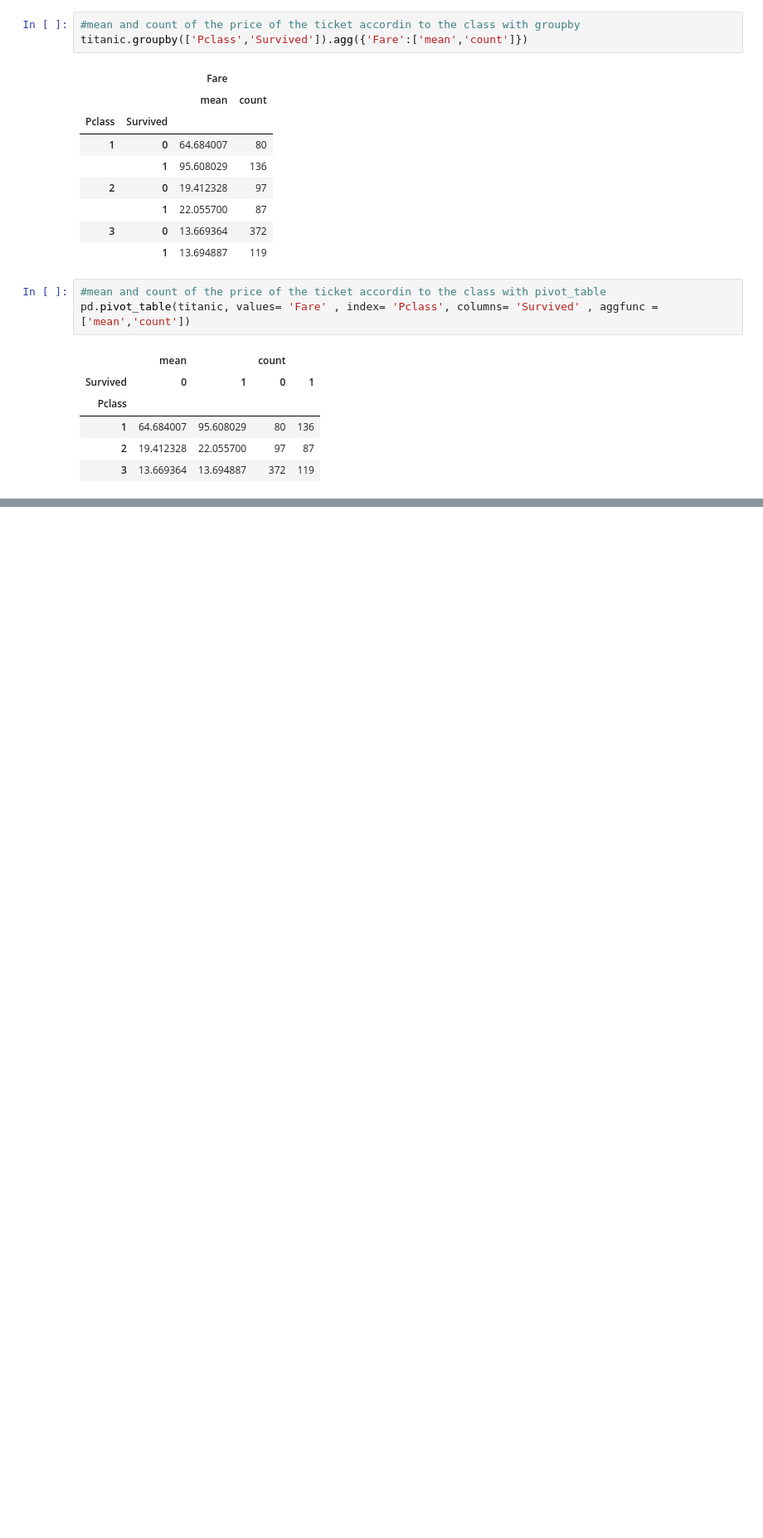
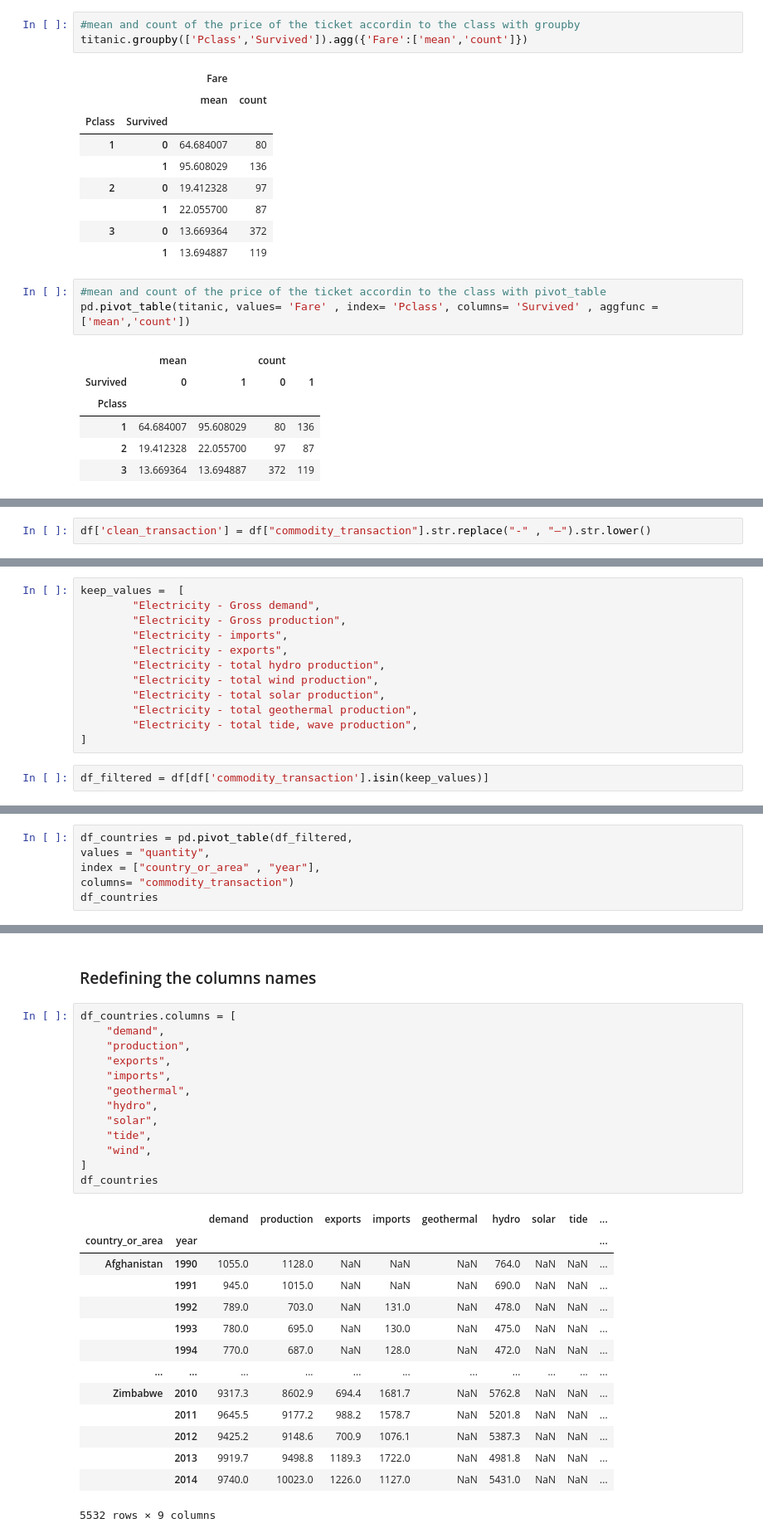
Before and after one commit to juanpaat/Python-for-Data-Analysts-and-Data-Scientists, a Jupyter notebook: DataFrame Manipulation.ipynb, the cells around one changed output, grey strips where cells are left out. Shown: that part at 83% size. Saved outputs shown, nothing was run; the diff lists cells and outputs as text; blank space fills up the shorter version.

```diff
--- a/DataFrame Manipulation.ipynb
+++ b/DataFrame Manipulation.ipynb
@@ -481,0 +687,2 @@ pd.pivot_table(titanic, values= 'Fare' , index= 'Pclass', columns= 'Survived' ,
+# %%
+df['clean_transaction'] = df["commodity_transaction"].str.replace("-" , "–").str.lower()
@@ -481,0 +753,14 @@ pd.pivot_table(titanic, values= 'Fare' , index= 'Pclass', columns= 'Survived' ,
+# %%
+keep_values =  [
+        "Electricity - Gross demand",
+        "Electricity - Gross production",
+        "Electricity - imports",
+        "Electricity - exports",
+        "Electricity - total hydro production",
+        "Electricity - total wind production",
+        "Electricity - total solar production",
+        "Electricity - total geothermal production",
+        "Electricity - total tide, wave production",
+]
+# %%
+df_filtered = df[df['commodity_transaction'].isin(keep_values)]
@@ -481,0 +776,6 @@ pd.pivot_table(titanic, values= 'Fare' , index= 'Pclass', columns= 'Survived' ,
+# %%
+df_countries = pd.pivot_table(df_filtered,
+values = "quantity",
+index = ["country_or_area" , "year"],
+columns= "commodity_transaction")
+df_countries
@@ -481,0 +797,30 @@ pd.pivot_table(titanic, values= 'Fare' , index= 'Pclass', columns= 'Survived' ,
+# %% [markdown]
+### Redefining the columns names
+# %%
+df_countries.columns = [
+    "demand",
+    "production",
+    "exports",
+    "imports",
+    "geothermal",
+    "hydro",
+    "solar",
+    "tide",
+    "wind",
+]
+df_countries
+# %% [output]
+|  |  | demand | production | exports | imports | geothermal | hydro | solar | tide | ... |
+| country_or_area | year |  |  |  |  |  |  |  |  | ... |
+| Afghanistan | 1990 | 1055.0 | 1128.0 | NaN | NaN | NaN | 764.0 | NaN | NaN | ... |
+|  | 1991 | 945.0 | 1015.0 | NaN | NaN | NaN | 690.0 | NaN | NaN | ... |
+|  | 1992 | 789.0 | 703.0 | NaN | 131.0 | NaN | 478.0 | NaN | NaN | ... |
+|  | 1993 | 780.0 | 695.0 | NaN | 130.0 | NaN | 475.0 | NaN | NaN | ... |
+|  | 1994 | 770.0 | 687.0 | NaN | 128.0 | NaN | 472.0 | NaN | NaN | ... |
+| ... | ... | ... | ... | ... | ... | ... | ... | ... | ... | ... |
+| Zimbabwe | 2010 | 9317.3 | 8602.9 | 694.4 | 1681.7 | NaN | 5762.8 | NaN | NaN | ... |
+|  | 2011 | 9645.5 | 9177.2 | 988.2 | 1578.7 | NaN | 5201.8 | NaN | NaN | ... |
+|  | 2012 | 9425.2 | 9148.6 | 700.9 | 1076.1 | NaN | 5387.3 | NaN | NaN | ... |
+|  | 2013 | 9919.7 | 9498.8 | 1189.3 | 1722.0 | NaN | 4981.8 | NaN | NaN | ... |
+|  | 2014 | 9740.0 | 10023.0 | 1226.0 | 1127.0 | NaN | 5431.0 | NaN | NaN | ... |
+5532 rows × 9 columns
```
Also changed, not shown: parts of 51 cells of this notebook.
